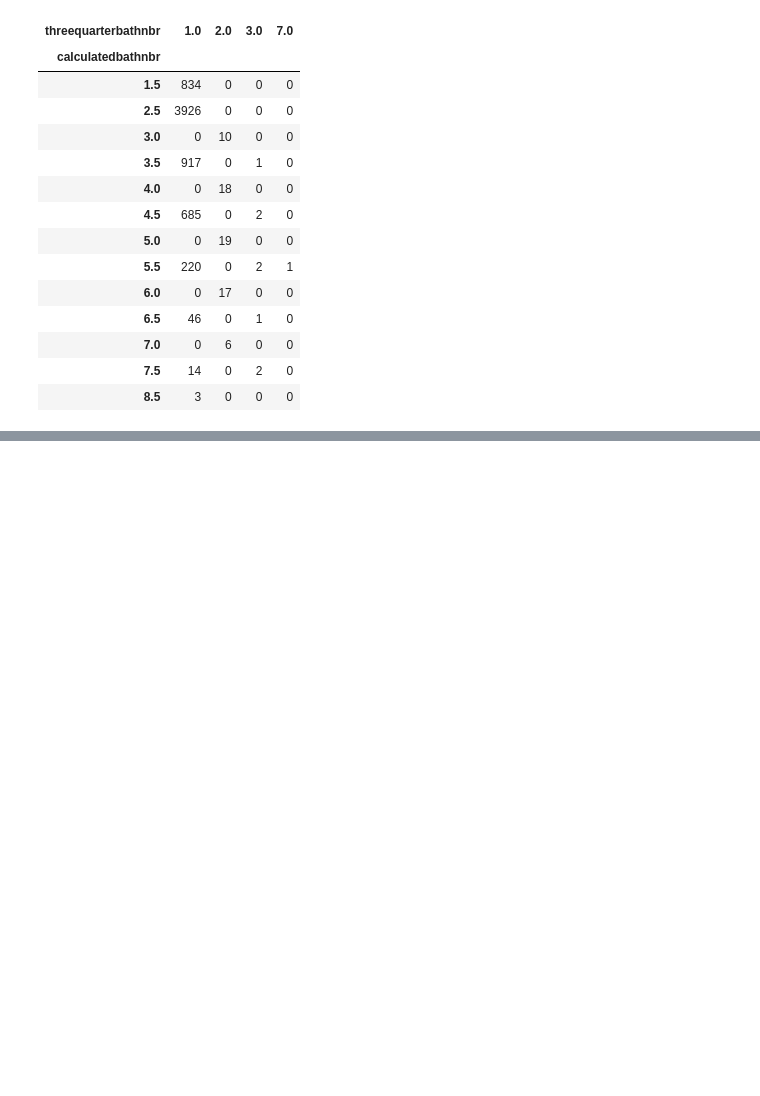
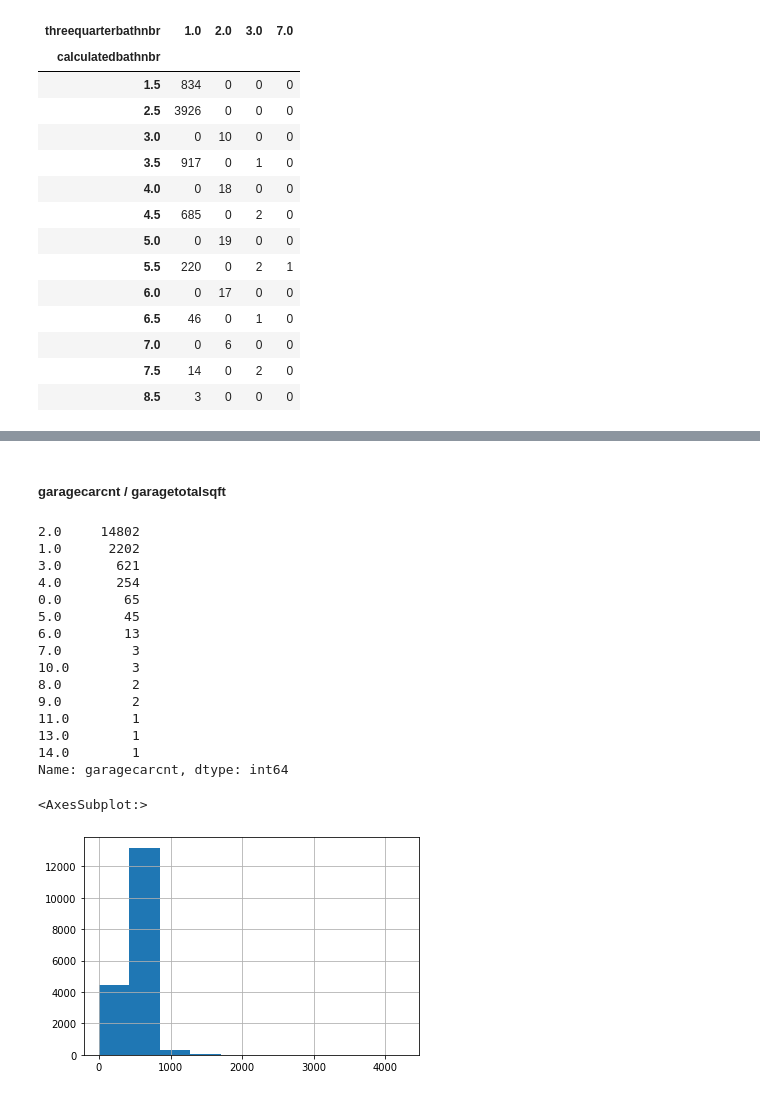
Before and after one commit to MrEnigmamgine/Regression-Project, a Jupyter notebook: wrangle.ipynb, the cells around one changed output, grey strips where cells are left out. Cells and saved outputs as stored; diff of their text form; code cells hidden in the pictures; blank space fills up the shorter version.

```diff
--- a/wrangle.ipynb
+++ b/wrangle.ipynb
@@ -176,4 +188,5 @@ pd.crosstab(ct.calculatedbathnbr, ct.threequarterbathnbr)
 # %%
-## I'm not confident, but it's possible to save this column by adding it to the calulatedbathnbr as a new column called `bathr_sum`
-(df.calculatedbathnbr + (df.threequarterbathnbr.fillna(0) *.75)).value_counts(dropna=False)
-# df.value_counts(dropna=False)
+## I'm not confident, but it's possible to save this column by adding it to the bathroomcnt as a new column called `bathroom_sum`
+(df.bathroomcnt + (df.threequarterbathnbr.fillna(0) *.75)).value_counts(dropna=False)
+(df.bathroomcnt + (df.threequarterbathnbr.fillna(0) *.75)).describe()
+df['bathroom_sum'] = (df.bathroomcnt + (df.threequarterbathnbr.fillna(0) *.75))
@@ -192,0 +202,3 @@ Length: 33, dtype: int64
+# %%
+# 100% nulls means we can drop
+df = df.drop(columns=['buildingclasstypeid', 'finishedsquarefeet15', 'finishedsquarefeet13'])
@@ -192,0 +217,3 @@ Length: 33, dtype: int64
+# %%
+# This looks like an example of incomplete data.  Don't think we can use it.
+df = df.drop(columns=['basementsqft', 'storydesc', 'storytypeid'])
@@ -192,0 +247,23 @@ Length: 33, dtype: int64
+# %% [markdown]
+##### garagecarcnt / garagetotalsqft
+# %%
+print(df.garagecarcnt.value_counts())
+df.garagetotalsqft.hist()
+# %% [output]
+2.0     14802
+1.0      2202
+3.0       621
+4.0       254
+0.0        65
+5.0        45
+6.0        13
+7.0         3
+10.0        3
+8.0         2
+9.0         2
+11.0        1
+13.0        1
+14.0        1
+Name: garagecarcnt, dtype: int64
+<AxesSubplot:>
+[figure, added]
```
Also changed, not shown: parts of 98 cells of this notebook, 5 other files.
